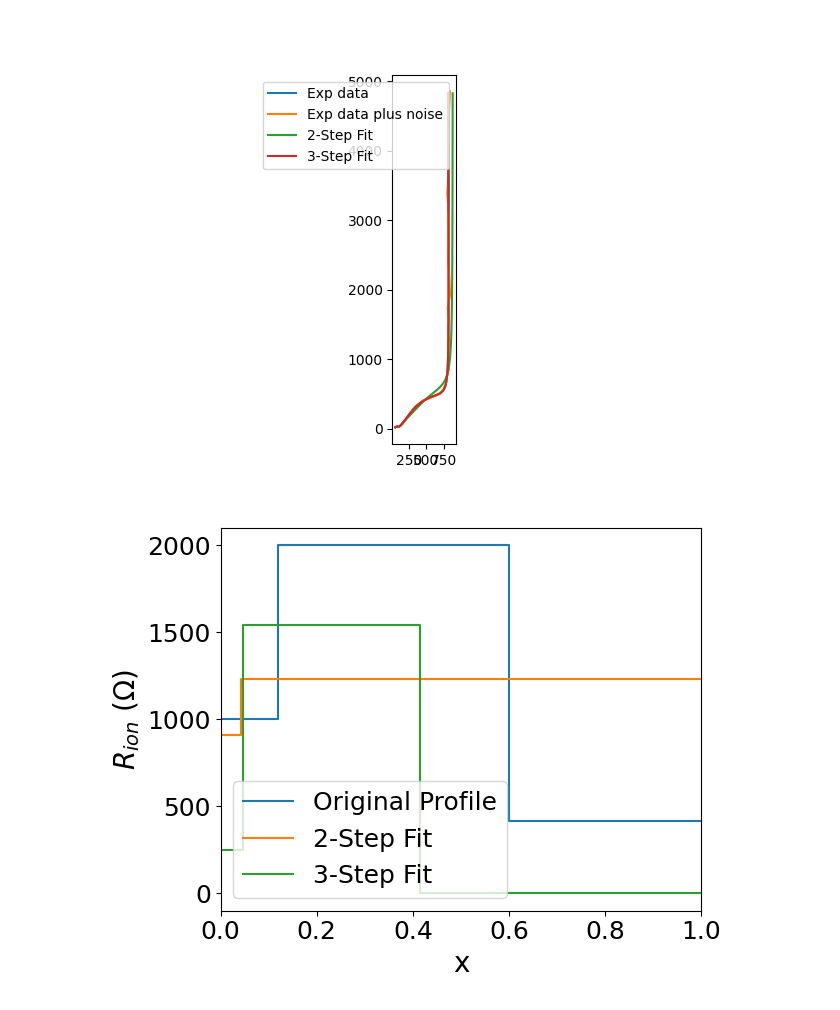
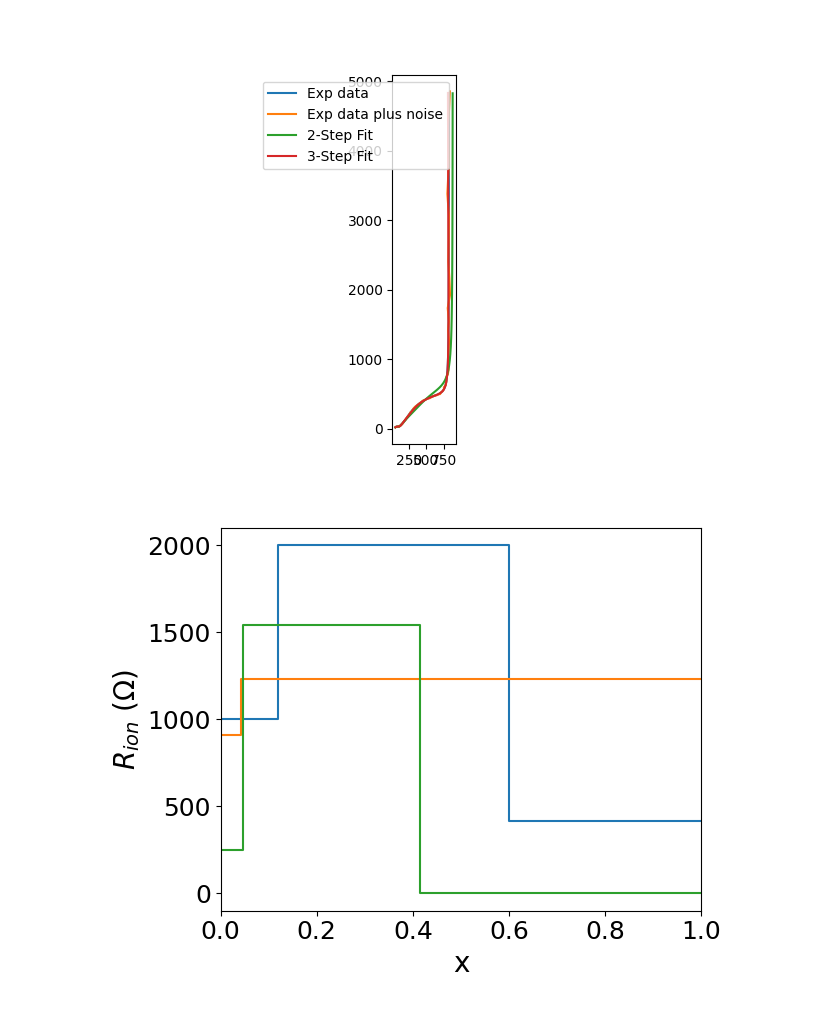
Before and after one commit to Yugal0/fitting-final, a Jupyter notebook: Noise added/3step.ipynb, the cells around one changed output. Drawn from its saved outputs; the diff is of its cells as text; code cells hidden in the pictures.

```diff
--- a/Noise added/3step.ipynb
+++ b/Noise added/3step.ipynb
@@ -110,16 +110,16 @@ ax1.set_aspect("equal")
 # %%
 fig2, ax2= plt.subplots()
 ax2.plot([0,delta1_dt,delta1_dt,delta2+delta1,delta2+delta1,1],[R1_dt,R1_dt,R2_dt,R2_dt,R3_dt,R3_dt],label="Original Profile")
 ax2.plot([0,delta1_fit1,delta1_fit1,1],[R1_fit1,R1_fit1,R2_fit1,R2_fit1],label="2-Step Fit")
 # ax2.plot([0,delta1_fit2,delta1_fit2,1],[R1_fit2,R1_fit2,R2_fit2,R2_fit2])
 
 ax2.plot([0,delta1_fit2,delta1_fit2,delta2_fit2+delta1_fit2,delta2_fit2+delta1_fit2,1],[R1_fit2,R1_fit2,R2_fit2,R2_fit2,R3_fit2,R3_fit2],label="3-Step Fit")
-ax2.legend(fontsize=18)
+# ax2.legend(fontsize=18,loc="best")
 ax2.set_xmargin(0)
 ax2.set_xlabel("x",fontsize=20)
 ax2.set_ylabel("$R_{ion}$ $(\Omega)$",fontsize=20)
 ax2.tick_params(labelsize=18)
 plt.tight_layout()
 fig2.savefig("3stepnoise.png",dpi=700)
 # %% [output]
-[figure, old version]
+[figure, new version]
```
Also changed, not shown: 3 other files.
